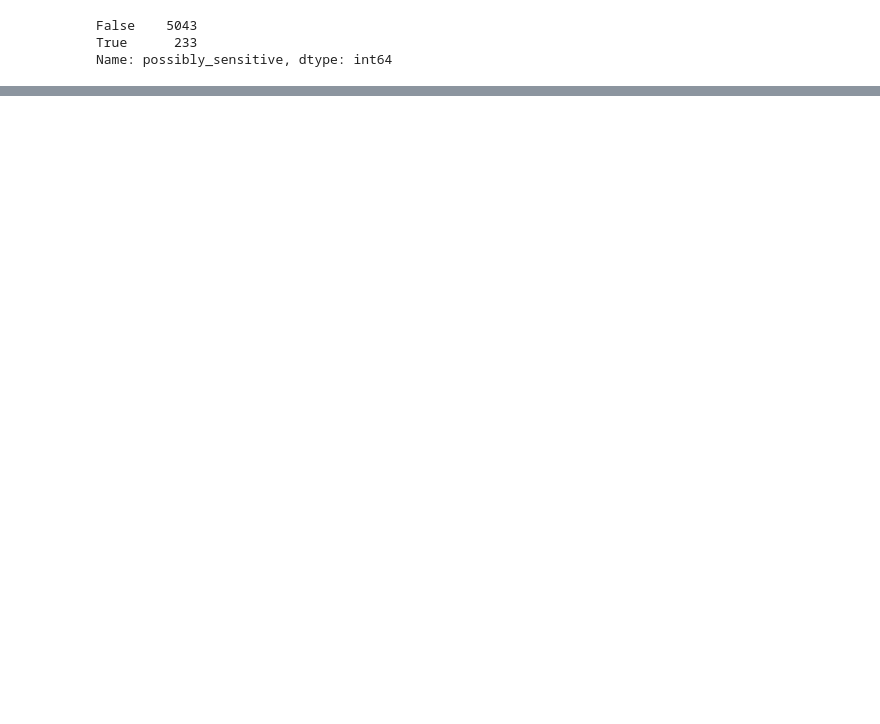
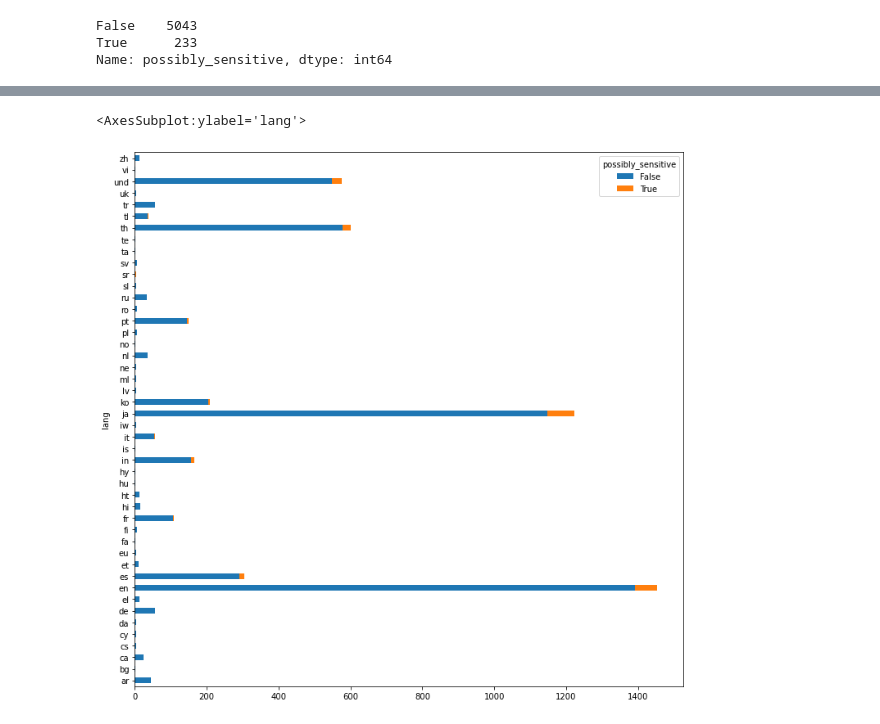
Before and after one commit to DJ1070/Twitter-Stream, a Jupyter notebook: twitter_evaluation_1.ipynb, the cells around one changed output, grey strips where cells are left out. Cells and saved outputs as stored; diff of their text form; code cells hidden in the pictures; blank space fills up the shorter version.

```diff
--- a/twitter_evaluation_1.ipynb
+++ b/twitter_evaluation_1.ipynb
@@ -61,0 +53,5 @@ Name: possibly_sensitive, dtype: int64
+# %%
+# Distribution of possibly sensitive tweets over languages
+
+df2 = df[['lang', 'possibly_sensitive']]
+df2.isna().sum()
@@ -61,0 +62,3 @@ Name: possibly_sensitive, dtype: int64
+# %%
+df2 = df2.groupby(['lang', 'possibly_sensitive'])['lang'].count().unstack('possibly_sensitive').fillna(0)
+df2
@@ -61,0 +84,5 @@ Name: possibly_sensitive, dtype: int64
+# %%
+df2.plot(kind = 'barh', stacked = True, figsize=(12, 12))
+# %% [output]
+<AxesSubplot:ylabel='lang'>
+[figure, added]
```
Also changed, not shown: parts of 6 cells of this notebook.
